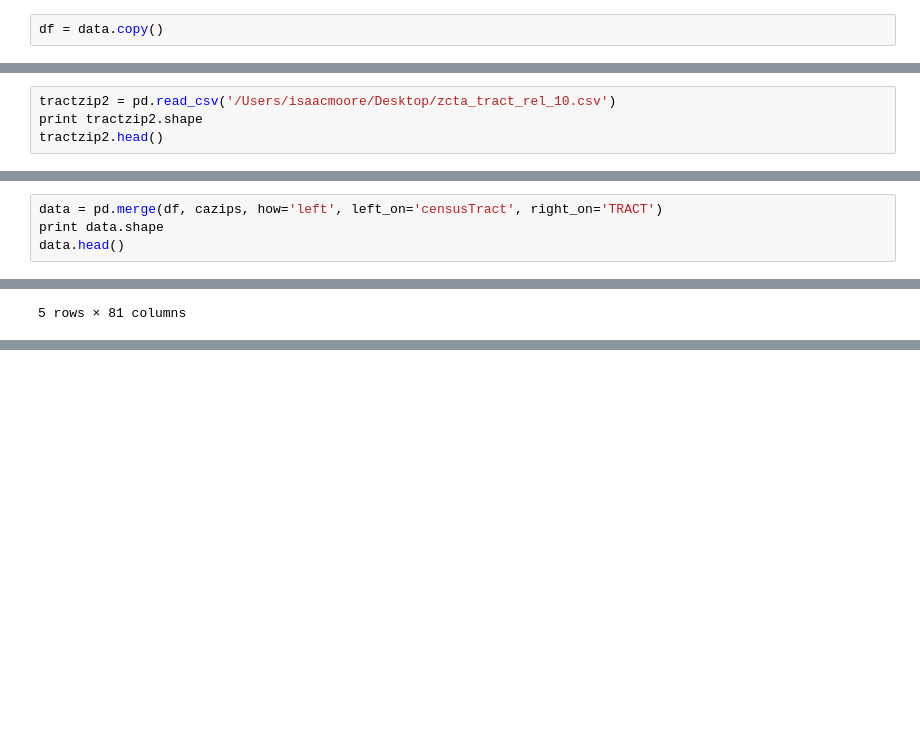
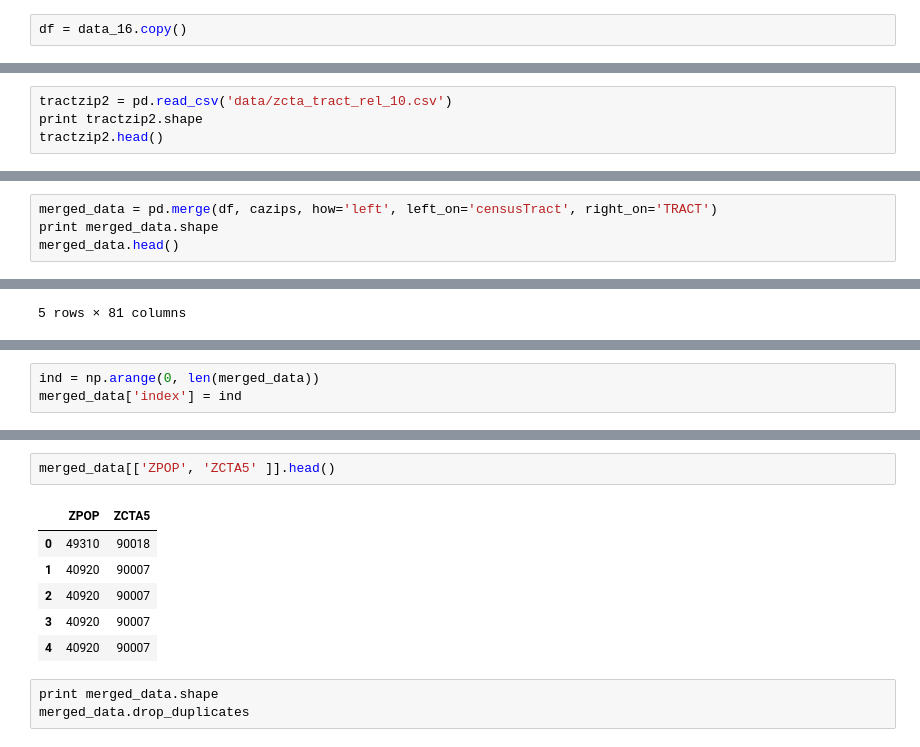
Before and after one commit to isaacmoore/la-homeless-data, a Jupyter notebook: homeless_eda.ipynb, the cells around one changed output, grey strips where cells are left out. Cells and saved outputs as stored; diff of their text form; blank space fills up the shorter version.

```diff
--- a/homeless_eda.ipynb
+++ b/homeless_eda.ipynb
@@ -23,5 +43,5 @@ data.head()
 # %%
-df = data.copy()
+df = data_16.copy()
 # %%
 df.dtypes
 # %% [output]
@@ -288,5 +314,5 @@ df.merge(tractzip, how='left', left_on='censusTract', right_on='PLACE')[['census
 # %%
-tractzip2 = pd.read_csv('/Users/isaacmoore/Desktop/zcta_tract_rel_10.csv')
+tractzip2 = pd.read_csv('data/zcta_tract_rel_10.csv')
 print tractzip2.shape
 tractzip2.head()
 # %% [output]
@@ -367,7 +399,7 @@ df.head()
 # %%
-data = pd.merge(df, cazips, how='left', left_on='censusTract', right_on='TRACT')
-print data.shape
-data.head()
+merged_data = pd.merge(df, cazips, how='left', left_on='censusTract', right_on='TRACT')
+print merged_data.shape
+merged_data.head()
 # %% [output]
 (3272, 81)
 |  | censusTract | Year | City | CommunityName | Detailed_Name | SPA | SD | CD | SSD | ... |
@@ -379,0 +436,3 @@ data.head()
+# %%
+ind = np.arange(0, len(merged_data))
+merged_data['index'] = ind
@@ -379,0 +489,12 @@ data.head()
+# %%
+merged_data[['ZPOP', 'ZCTA5' ]].head()
+# %% [output]
+|  | ZPOP | ZCTA5 |
+| 0 | 49310 | 90018 |
+| 1 | 40920 | 90007 |
+| 2 | 40920 | 90007 |
+| 3 | 40920 | 90007 |
+| 4 | 40920 | 90007 |
+# %% [raw]
+print merged_data.shape
+merged_data.drop_duplicates
```
Also changed, not shown: parts of 66 cells of this notebook, 13 other files.
